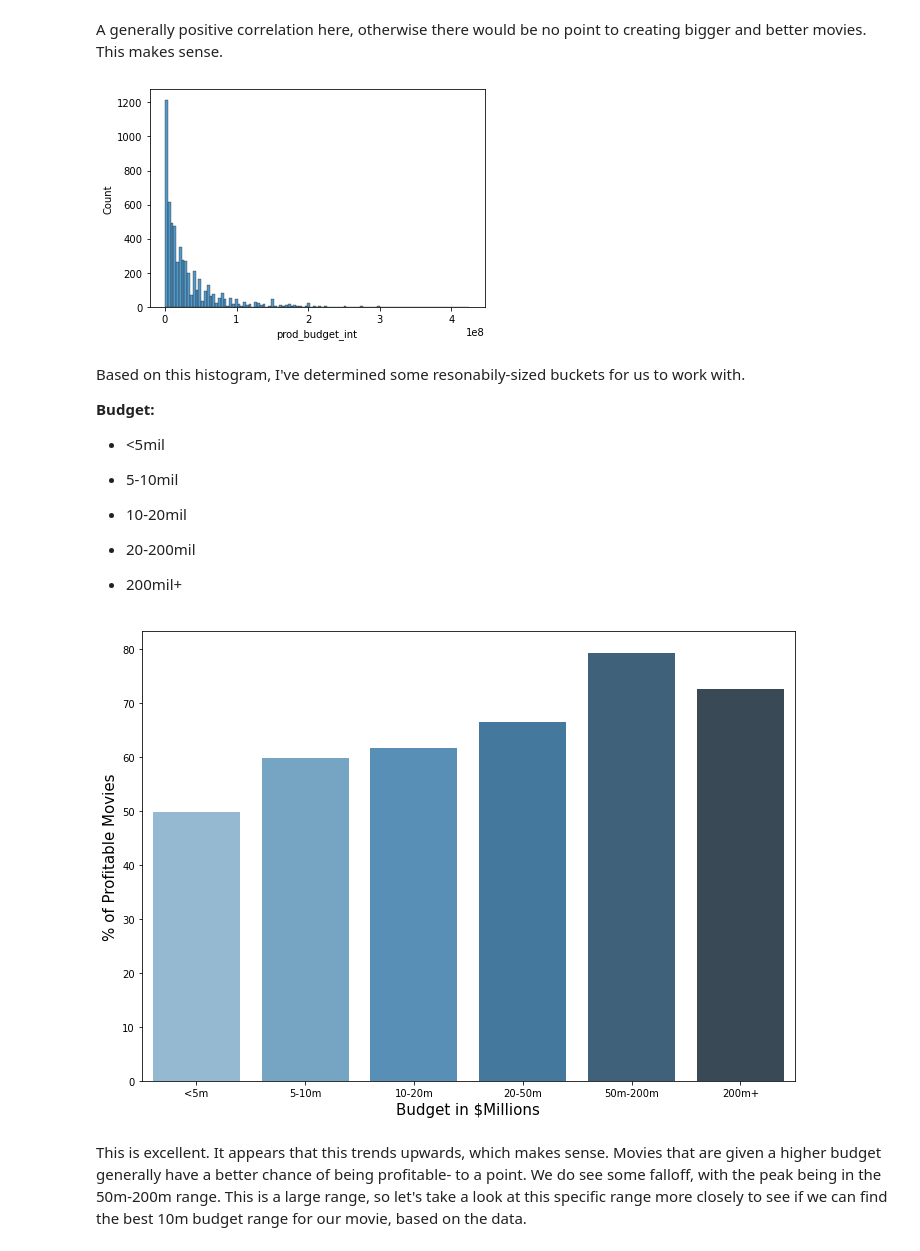
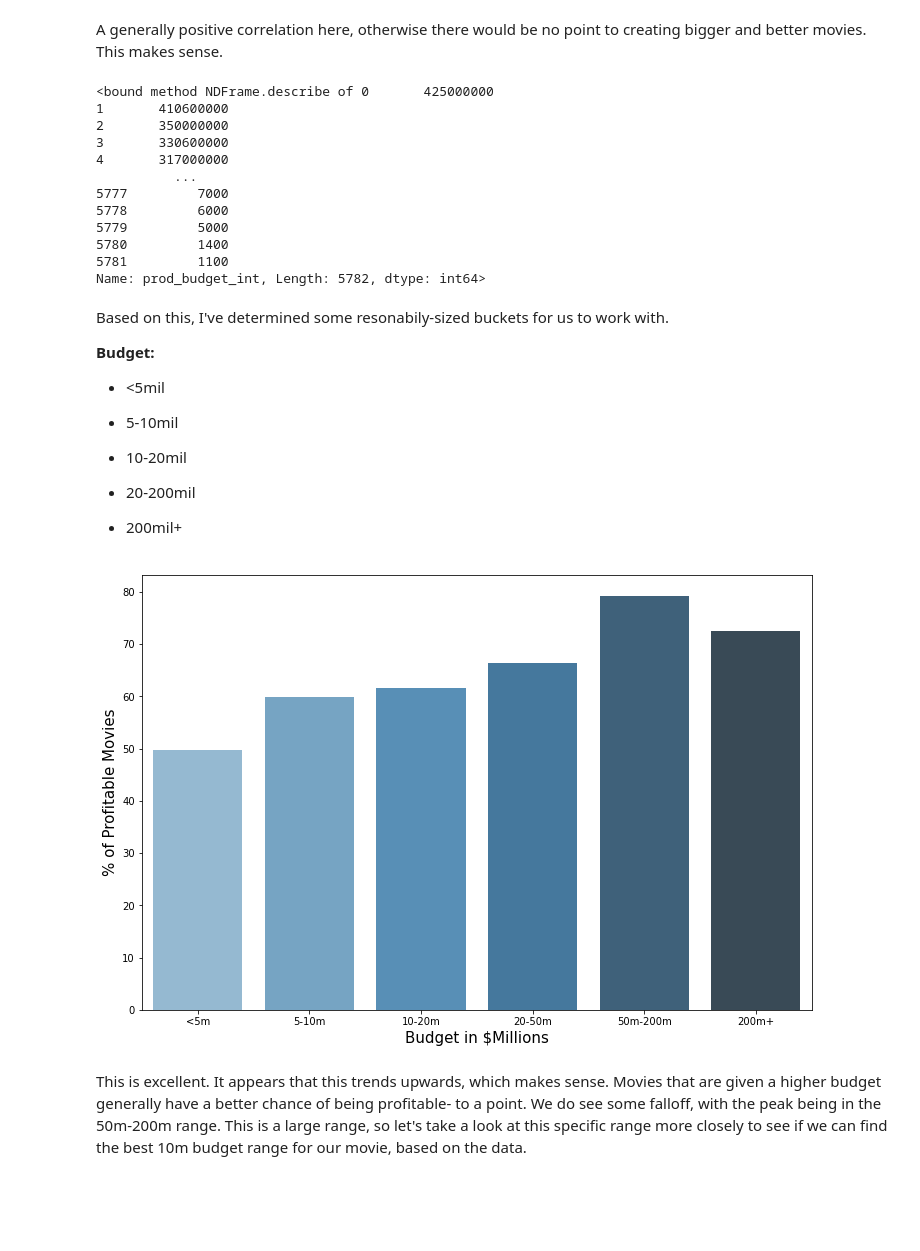
Before and after one commit to ewehmueller/movie-analysis, a Jupyter notebook: movie-analysis.ipynb, the cells around one changed output. Saved outputs shown, nothing was run; the diff lists cells and outputs as text; code cells hidden in the pictures; blank space fills up the shorter version.

```diff
--- a/movie-analysis.ipynb
+++ b/movie-analysis.ipynb
@@ -395,11 +397,23 @@ sns.scatterplot(data=df_tn, x="prod_budget_int", y="ww_profit");
 # %% [markdown]
 A generally positive correlation here, otherwise there would be no point to creating bigger and better movies. This makes sense.
 # %%
-sns.histplot(data=df_tn, x="prod_budget_int");
+df_tn.prod_budget_int.describe
+#sns.histplot(data=df_tn, x="prod_budget_int")
 # %% [output]
-[figure, removed]
+<bound method NDFrame.describe of 0       425000000
+1       410600000
+2       350000000
+3       330600000
+4       317000000
+          ...
+5777         7000
+5778         6000
+5779         5000
+5780         1400
+5781         1100
+Name: prod_budget_int, Length: 5782, dtype: int64>
 # %% [markdown]
-Based on this histogram, I've determined some resonabily-sized buckets for us to work with.
+Based on this, I've determined some resonabily-sized buckets for us to work with.
 
 **Budget:**
 
@@ -428,12 +442,12 @@ percentages_with_profits.append(find_profit_percentage(df_tn, lower_limit=200000
 percentages_with_profits.append(find_profit_percentage(df_tn, lower_limit=50000000, upper_limit=200000000))
 percentages_with_profits.append(find_profit_percentage(df_tn, lower_limit=20000000))
 # %%
-fig, ax = plt.subplots(figsize=(11.7, 8.27))
+fig, ax = plt.subplots(figsize=(12, 8))
 ax = sns.barplot(x= bins, y=percentages_with_profits, palette="Blues_d")
 ax.set_xlabel("Budget in $Millions", fontsize=15)
 ax.set_ylabel("% of Profitable Movies", fontsize=15);
 # %% [output]
-[figure, old version]
+[figure, new version]
 # %% [markdown]
 This is excellent. It appears that this trends upwards, which makes sense.  Movies that are given a higher budget generally have a better chance of being profitable- to a point. We do see some falloff, with the peak being in the 50m-200m range.  This is a large range, so let's take a look at this specific range more closely to see if we can find the best 10m budget range for our movie, based on the data.
 # %%
```
Also changed, not shown: parts of 13 cells of this notebook.
